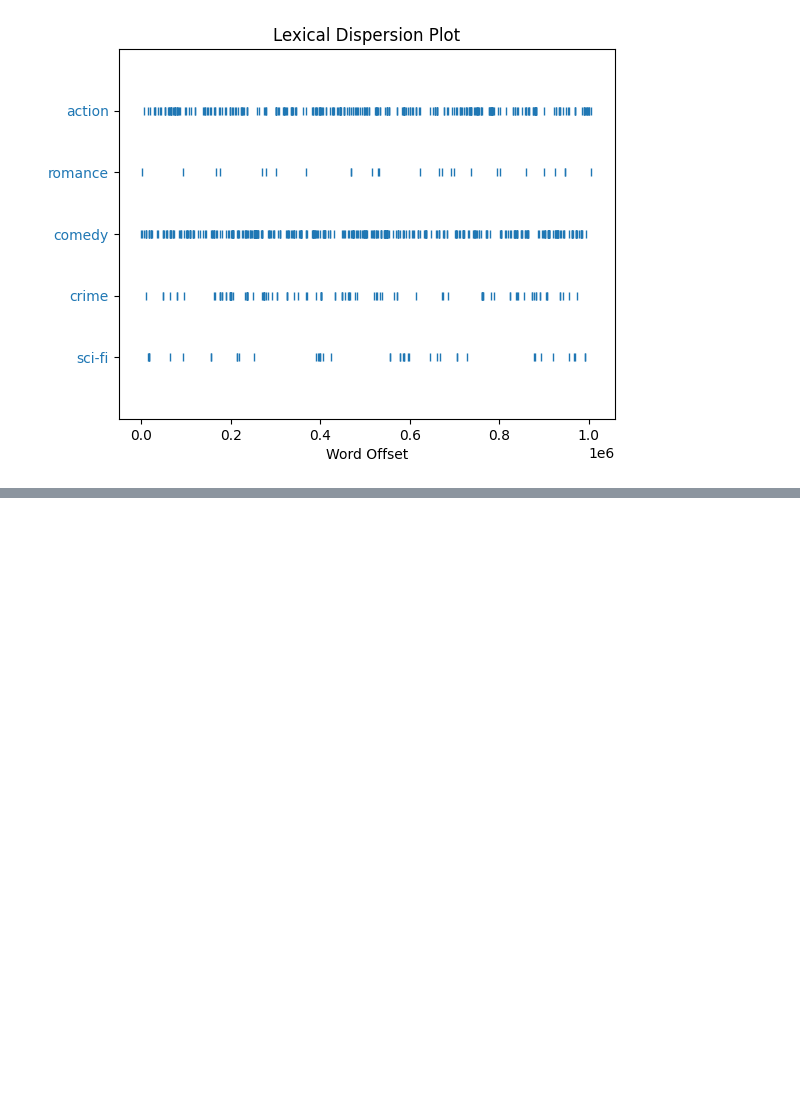
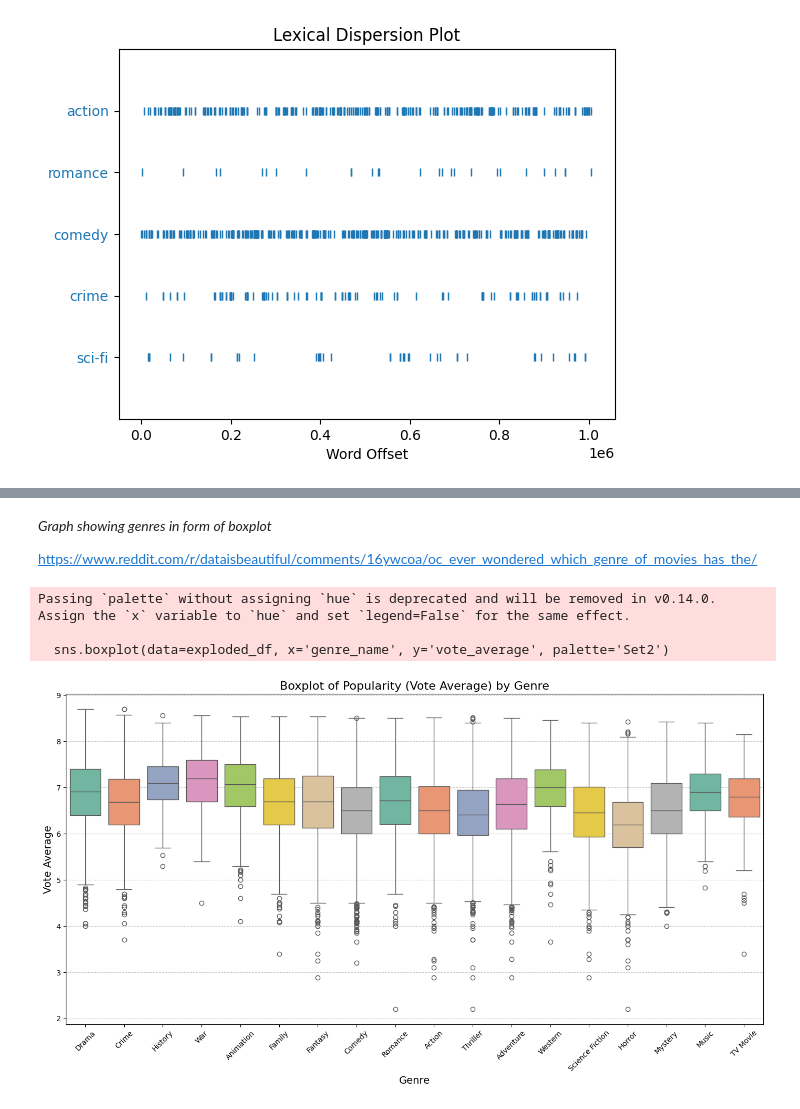
Before and after one commit to AleksandarLukic96/02805_Final_project, a Jupyter notebook: code/Natural_Language_Processing.ipynb, the cells around one changed output, grey strips where cells are left out. Cells and saved outputs as stored; diff of their text form; code cells hidden in the pictures; blank space fills up the shorter version.

```diff
--- a/code/Natural_Language_Processing.ipynb
+++ b/code/Natural_Language_Processing.ipynb
@@ -122,0 +192,39 @@ plt.show()
+# %% [markdown]
+*Graph showing genres in form of boxplot*
+
+https://www.reddit.com/r/dataisbeautiful/comments/16ywcoa/oc_ever_wondered_which_genre_of_movies_has_the/
+# %%
+# Load the data
+genres_path = 'TMDB_genres.csv'
+features_path = 'TMDB_scraped_features.csv'
+
+genres_df = pd.read_csv(genres_path)
+features_df = pd.read_csv(features_path)
+# %%
+# Map genre names to genre IDs
+genre_mapping = dict(zip(genres_df['id'], genres_df['name']))
+features_df['genre_ids'] = features_df['genre_ids'].apply(lambda x: eval(x) if isinstance(x, str) else [])
+exploded_df = features_df.explode('genre_ids')
+
+# Map genre IDs to names
+exploded_df['genre_name'] = exploded_df['genre_ids'].map(genre_mapping)
+exploded_df = exploded_df.dropna(subset=['genre_name', 'vote_average'])
+# %%
+# Create a boxplot for popularity by genre
+plt.figure(figsize=(14, 8))
+sns.boxplot(data=exploded_df, x='genre_name', y='vote_average', palette='Set2')
+
+plt.title('Boxplot of Popularity (Vote Average) by Genre', fontsize=16)
+plt.xlabel('Genre', fontsize=14)
+plt.ylabel('Vote Average', fontsize=14)
+plt.xticks(rotation=45)
+plt.grid(axis='y', linestyle='--', alpha=0.7)
+
+# Show the plot
+plt.tight_layout()
+plt.show()
+# %% [output]
+Passing `palette` without assigning `hue` is deprecated and will be removed in v0.14.0. Assign the `x` variable to `hue` and set `legend=False` for the same effect.
+
+  sns.boxplot(data=exploded_df, x='genre_name', y='vote_average', palette='Set2')
+[figure, added]
```
Also changed, not shown: parts of 20 cells of this notebook.
